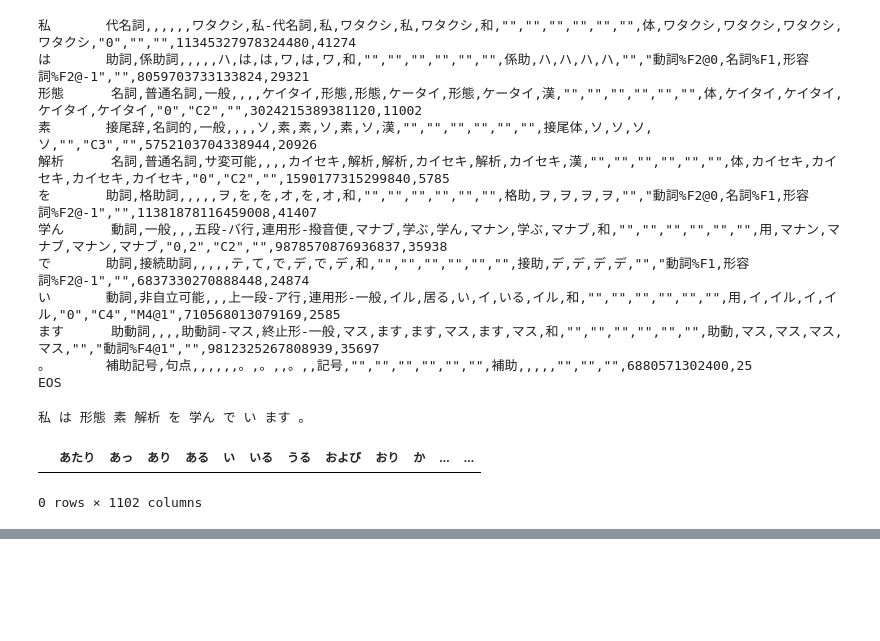
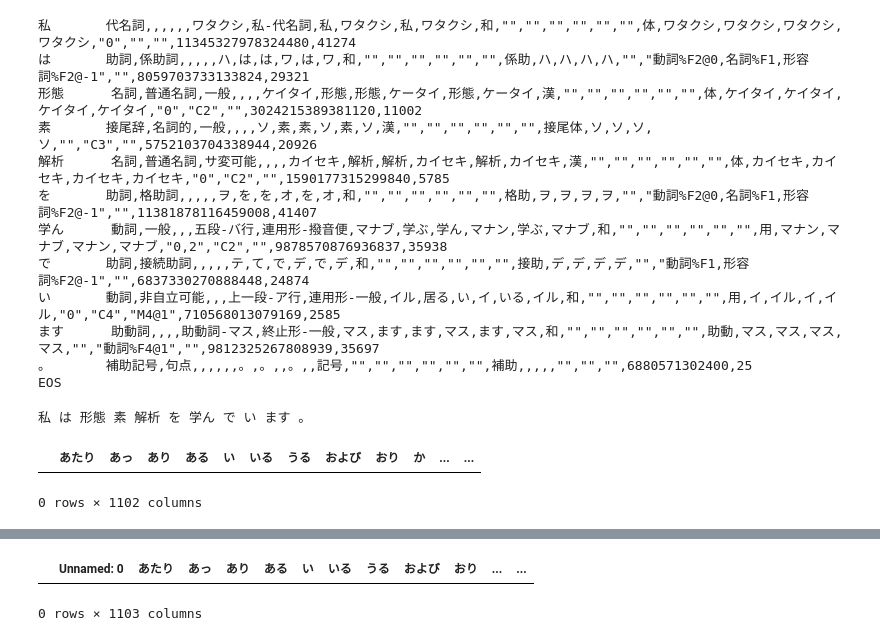
Before and after one commit to muratatk/-_CO2-_-_csv01, a Jupyter notebook: Mecab_Amin_CO2_CSV03_For_hinsi_01.ipynb, the cells around one changed output, grey strips where cells are left out. Saved outputs shown, nothing was run; the diff lists cells and outputs as text; code cells hidden in the pictures; blank space fills up the shorter version.

```diff
--- a/Mecab_Amin_CO2_CSV03_For_hinsi_01.ipynb
+++ b/Mecab_Amin_CO2_CSV03_For_hinsi_01.ipynb
@@ -192,3 +211,16 @@ import openpyxl
 csv_path = "/content/drive/MyDrive/Python_Content/kadai.csv"
 
 # csvファイルをテキスト形式にして/content/drive/MyDrive/Python_Content/kadai.txtとしてアップロード
+# %%
+import glob
+import csv
+import pandas as pd
+
+
+files = open("/content/drive/MyDrive/Python_Content/kadai.csv", encoding="utf-8", errors='ignore')
+data = pd.read_csv(files)
+# %%
+data
+# %% [output]
+|  | Unnamed: 0 | あたり | あっ | あり | ある | い | いる | うる | および | おり | ... | ... |
+0 rows × 1103 columns
```
Also changed, not shown: parts of 14 cells of this notebook.
